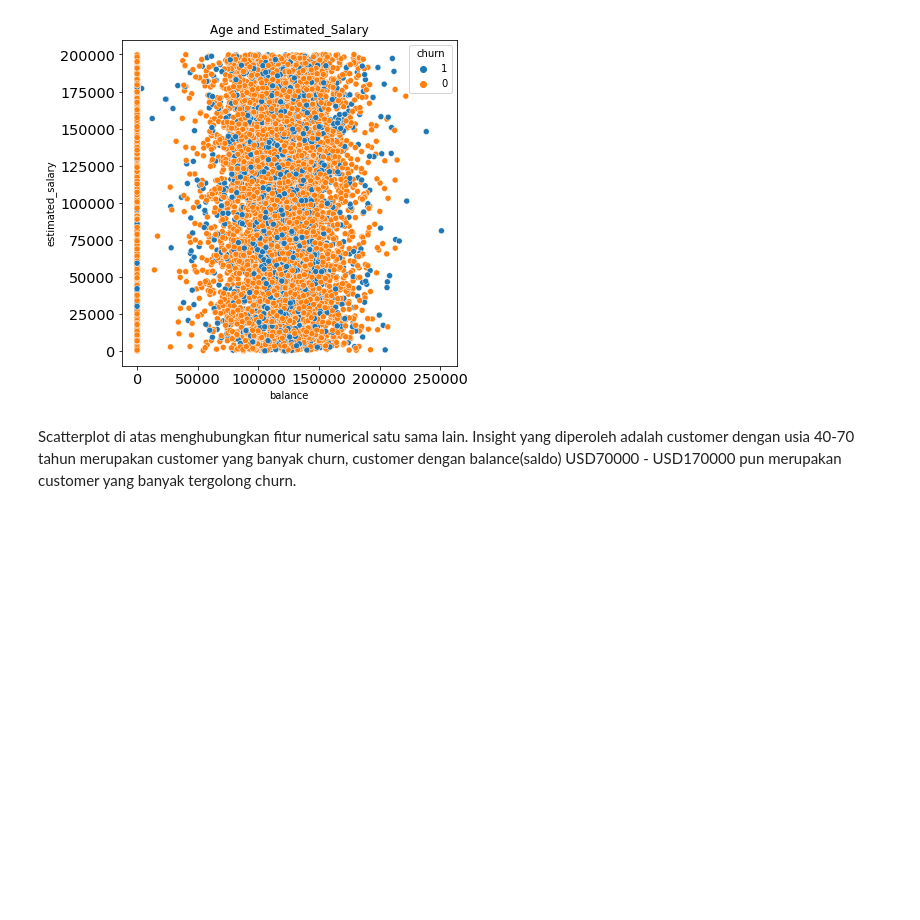
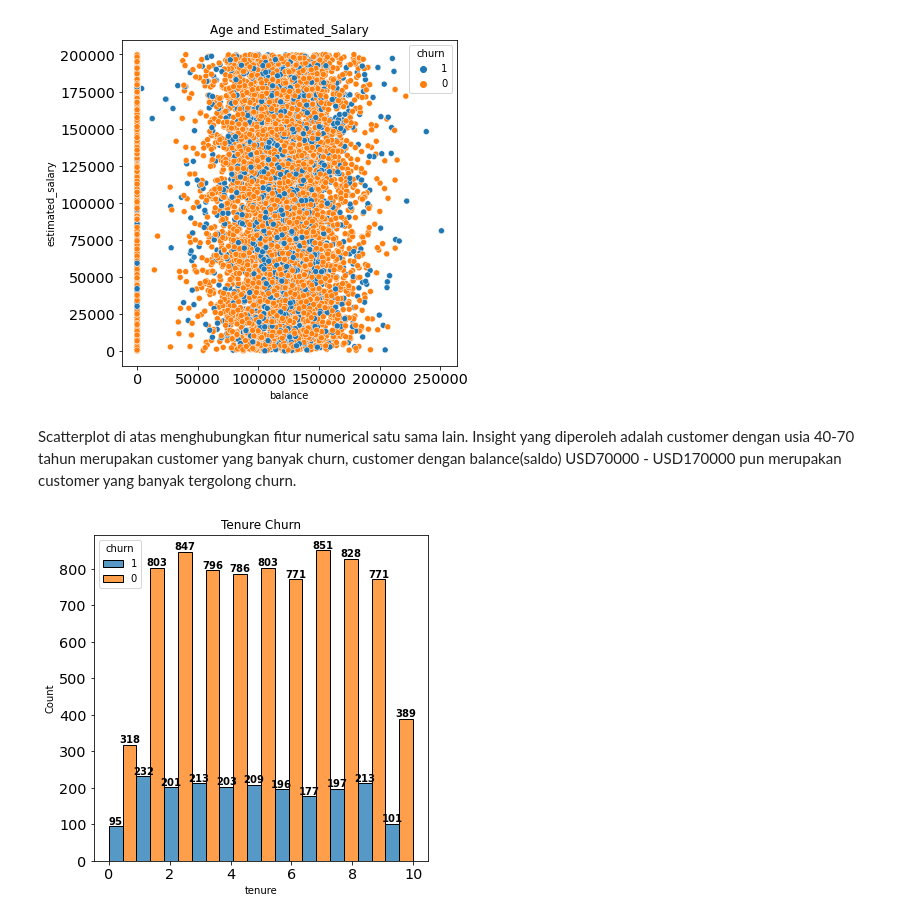
Before and after one commit to angelusfelix/Bank_Customer_Churn, a Jupyter notebook: EDA_Bank_Customer_Churn.ipynb, the cells around one changed output. Drawn from its saved outputs; the diff is of its cells as text; code cells hidden in the pictures; blank space fills up the shorter version.

```diff
--- a/EDA_Bank_Customer_Churn.ipynb
+++ b/EDA_Bank_Customer_Churn.ipynb
@@ -248,3 +248,12 @@ plt.show()
 [figure]
 # %% [markdown]
 Scatterplot di atas menghubungkan fitur numerical satu sama lain. Insight yang diperoleh adalah customer dengan usia 40-70 tahun merupakan customer yang banyak churn, customer dengan balance(saldo) USD70000 - USD170000 pun merupakan customer yang banyak tergolong churn.
+# %%
+plt.figure(figsize=(6,6))
+ax = sns.histplot(x='tenure', data=df, hue='churn', hue_order=[1,0], multiple='dodge', bins=11)
+for label in ax.containers:
+    ax.bar_label(label, fontweight='bold')
+plt.title('Tenure Churn')
+plt.show()
+# %% [output]
+[figure, added]
```
Also changed, not shown: parts of 3 cells of this notebook, 1 other file.
